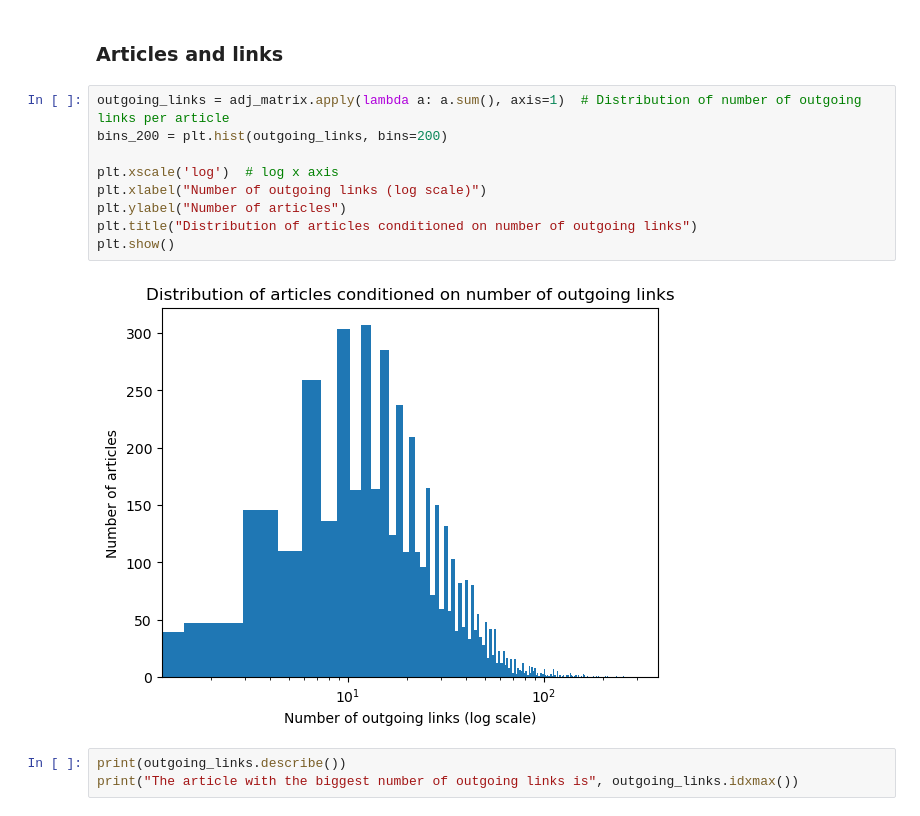
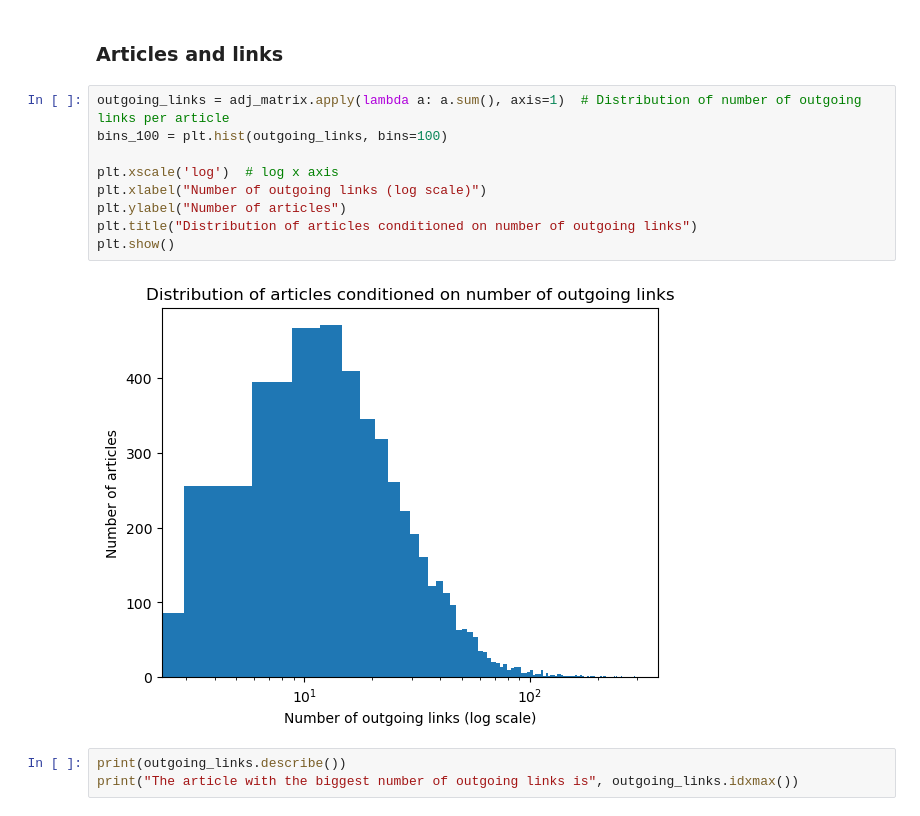
Before and after one commit to epfl-ada/ada-2024-project-outliars, a Jupyter notebook: results.ipynb, the cells around one changed output. Drawn from its saved outputs; the diff is of its cells as text.

```diff
--- a/results.ipynb
+++ b/results.ipynb
@@ -59,15 +59,15 @@ node_data['degree'].max()
 ### Articles and links
 # %%
 outgoing_links = adj_matrix.apply(lambda a: a.sum(), axis=1)  # Distribution of number of outgoing links per article
-bins_200 = plt.hist(outgoing_links, bins=200)
+bins_100 = plt.hist(outgoing_links, bins=100)
 
 plt.xscale('log')  # log x axis
 plt.xlabel("Number of outgoing links (log scale)")
 plt.ylabel("Number of articles")
 plt.title("Distribution of articles conditioned on number of outgoing links")
 plt.show()
 # %% [output]
-[figure, old version]
+[figure, new version]
 # %%
 print(outgoing_links.describe())
 print("The article with the biggest number of outgoing links is", outgoing_links.idxmax())
```
Also changed, not shown: parts of 19 cells of this notebook, 2 other files.
